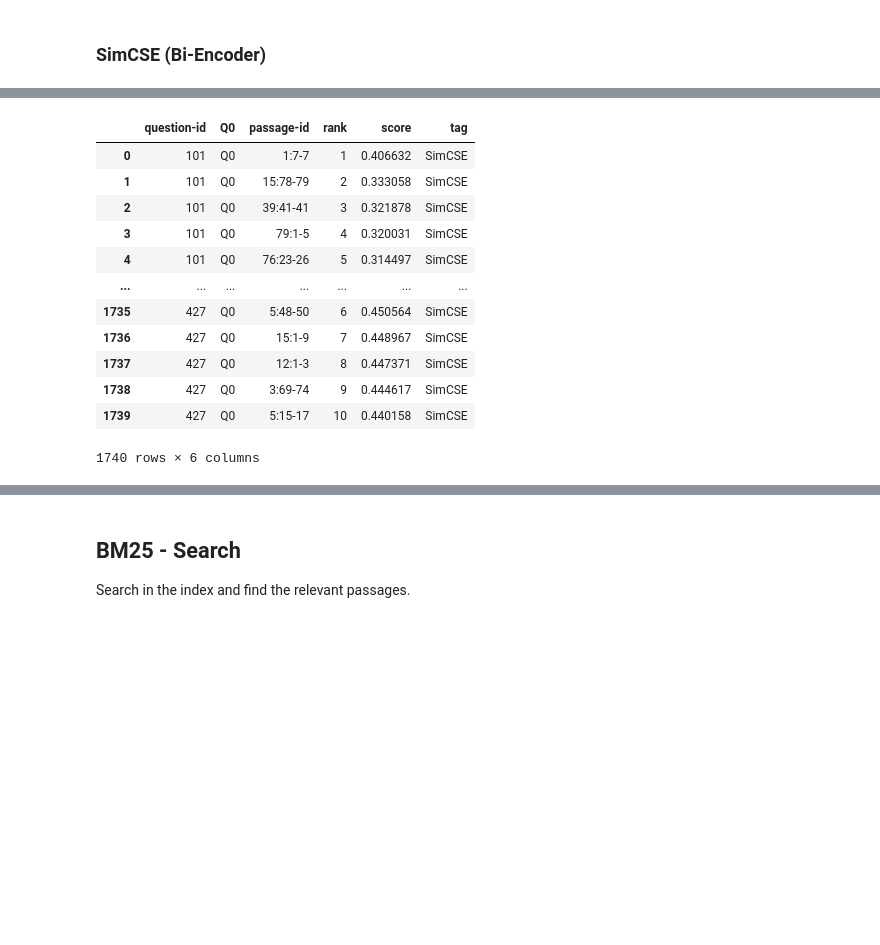
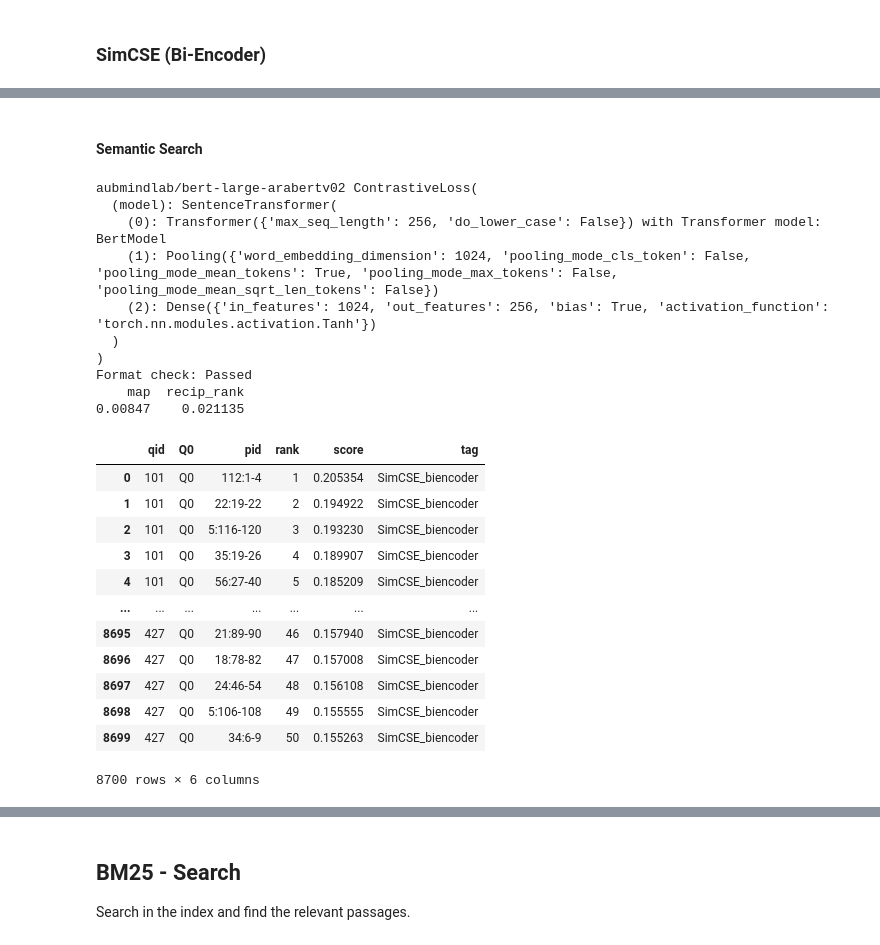
Before and after one commit to ghazaleh-mahmoodi/Quran-QA_2023_Shared-Task, a Jupyter notebook: Task A/code/BM25_baseline.ipynb, the cells around one changed output, grey strips where cells are left out. Drawn from its saved outputs; the diff is of its cells as text; code cells hidden in the pictures; blank space fills up the shorter version.

```diff
--- a/Task A/code/BM25_baseline.ipynb
+++ b/Task A/code/BM25_baseline.ipynb
@@ -358,11 +306,11 @@ cross_model_name = "cross-encoder/ms-marco-MiniLM-L-6-v2"
 # model_save_path = os.path.join(data_path, f'model/training_simcse-{bi_model_name}-'+datetime.now().strftime("%Y-%m-%d_%H-%M-%S"))
 # %%
 # Use Huggingface/transformers model (like BERT, RoBERTa, XLNet, XLM-R) for mapping tokens to embeddings
-word_embedding_model = models.Transformer(bi_model_name, max_seq_length=64)
-# Apply mean pooling to get one fixed sized sentence vector
+word_embedding_model = models.Transformer(bi_model_name, max_seq_length=256)
 print("word_embedding_model Max Sequence Length:", word_embedding_model.max_seq_length)
 print("word_embedding_model dimension", word_embedding_model.get_word_embedding_dimension())
 
+# Apply mean pooling to get one fixed sized sentence vector
 pooling_model = models.Pooling(word_embedding_model.get_word_embedding_dimension())
 print("pooling_model sentence embedding dimension", pooling_model.get_sentence_embedding_dimension())
 
@@ -388,15 +353,20 @@ train_dataloader = DataLoader(train_samples, shuffle=True, batch_size=train_batc
+# %%
+# Configure the training
+num_epochs = 10
+top_k = 50
+
+# train_biencoder_loss = losses.MultipleNegativesRankingLoss(bi_encoder)
+train_biencoder_loss = losses.ContrastiveLoss(bi_encoder)
+# train_biencoder_loss = losses.CosineSimilarityLoss(bi_encoder)
+# train_biencoder_loss = losses.OnlineContrastiveLoss(bi_encoder)
 # %%
-# Use MultipleNegativesRankingLoss for SimCSE
-train_loss = losses.MultipleNegativesRankingLoss(bi_encoder)
-
-warmup_steps = math.ceil(len(train_dataloader) * num_epochs * 0.1) #10% of train data for warm-up
+warmup_steps = math.ceil(len(train_biencoder_dataloader) * num_epochs * 0.1) #10% of train data for warm-up
 logging.info("Warmup-steps: {}".format(warmup_steps))
 
 # logging.info("Performance before training")
 # dev_evaluator(model)
 
-# Train the model
-bi_encoder.fit(train_objectives=[(train_dataloader, train_loss)],
+bi_encoder.fit(train_objectives=[(train_biencoder_dataloader, train_biencoder_loss)],
           # evaluator=dev_evaluator,
           epochs=num_epochs,
           evaluation_steps=100,
@@ -408,5 +378,14 @@ bi_encoder.fit(train_objectives=[(train_dataloader, train_loss)],
 # %%
-passage_embeddings = bi_encoder.encode(df_passage[PASSAGE].tolist(), convert_to_tensor=True, show_progress_bar=True)
+passage_embeddings = bi_encoder.encode(df_passage['passage'].tolist(), convert_to_tensor=True, show_progress_bar=True)
 
-query_train_embeddings = bi_encoder.encode(df_query_train[QUERY].tolist(), convert_to_tensor=True, show_progress_bar=True)
-query_dev_embeddings = bi_encoder.encode(df_query_dev[QUERY].tolist(), convert_to_tensor=True, show_progress_bar=True)
+query_train_embeddings = bi_encoder.encode(df_query_train['query'].tolist(), convert_to_tensor=True, show_progress_bar=True)
+query_dev_embeddings = bi_encoder.encode(df_query_dev['query'].tolist(), convert_to_tensor=True, show_progress_bar=True)
+
+df_passage['embedding'] = passage_embeddings.cpu().numpy().tolist()
+df_query_train['embedding'] = query_train_embeddings.cpu().numpy().tolist()
+df_query_dev['embedding'] = query_dev_embeddings.cpu().numpy().tolist()
+
+# for sentence, embedding in zip(df_passage, passage_embeddings):
+#     print("Sentence:", sentence)
+#     print("Embedding:", embedding)
+#     print("")
@@ -431,24 +401,42 @@ df_query_dev['embedding'] = query_dev_embeddings.cpu().numpy().tolist()
 # model = SentenceTransformer(model_save_path)
 # test_evaluator = EmbeddingSimilarityEvaluator.from_input_examples(test_samples, batch_size=train_batch_size, name='sts-test')
 # test_evaluator(model, output_path=model_save_path)
+# %% [markdown]
+#### Semantic Search
 # %%
-tag = "SimCSE"
+tag = "SimCSE_biencoder"
 
 hits = util.semantic_search(query_train_embeddings, passage_embeddings, top_k=top_k)
 df_run = save_query_passage_retrieval(hits, tag, run_save=True)
+
+print(bi_model_name, train_biencoder_loss)
+! python QQA23_TaskA_eval.py \
+    -r "../data/runs/SimCSE_biencoder.tsv" \
+    -q "../data/qrels/QQA23_TaskA_qrels_train.gold"
+
 df_run
 # %% [output]
+aubmindlab/bert-large-arabertv02 ContrastiveLoss(
+  (model): SentenceTransformer(
+    (0): Transformer({'max_seq_length': 256, 'do_lower_case': False}) with Transformer model: BertModel
+    (1): Pooling({'word_embedding_dimension': 1024, 'pooling_mode_cls_token': False, 'pooling_mode_mean_tokens': True, 'pooling_mode_max_tokens': False, 'pooling_mode_mean_sqrt_len_tokens': False})
+    (2): Dense({'in_features': 1024, 'out_features': 256, 'bias': True, 'activation_function': 'torch.nn.modules.activation.Tanh'})
+  )
+)
+Format check: Passed
+    map  recip_rank
+0.00847    0.021135
-|  | question-id | Q0 | passage-id | rank | score | tag |
-| 0 | 101 | Q0 | 1:7-7 | 1 | 0.406632 | SimCSE |
-| 1 | 101 | Q0 | 15:78-79 | 2 | 0.333058 | SimCSE |
-| 2 | 101 | Q0 | 39:41-41 | 3 | 0.321878 | SimCSE |
-| 3 | 101 | Q0 | 79:1-5 | 4 | 0.320031 | SimCSE |
-| 4 | 101 | Q0 | 76:23-26 | 5 | 0.314497 | SimCSE |
+|  | qid | Q0 | pid | rank | score | tag |
+| 0 | 101 | Q0 | 112:1-4 | 1 | 0.205354 | SimCSE_biencoder |
+| 1 | 101 | Q0 | 22:19-22 | 2 | 0.194922 | SimCSE_biencoder |
+| 2 | 101 | Q0 | 5:116-120 | 3 | 0.193230 | SimCSE_biencoder |
+| 3 | 101 | Q0 | 35:19-26 | 4 | 0.189907 | SimCSE_biencoder |
+| 4 | 101 | Q0 | 56:27-40 | 5 | 0.185209 | SimCSE_biencoder |
 | ... | ... | ... | ... | ... | ... | ... |
-| 1735 | 427 | Q0 | 5:48-50 | 6 | 0.450564 | SimCSE |
-| 1736 | 427 | Q0 | 15:1-9 | 7 | 0.448967 | SimCSE |
-| 1737 | 427 | Q0 | 12:1-3 | 8 | 0.447371 | SimCSE |
-| 1738 | 427 | Q0 | 3:69-74 | 9 | 0.444617 | SimCSE |
-| 1739 | 427 | Q0 | 5:15-17 | 10 | 0.440158 | SimCSE |
+| 8695 | 427 | Q0 | 21:89-90 | 46 | 0.157940 | SimCSE_biencoder |
+| 8696 | 427 | Q0 | 18:78-82 | 47 | 0.157008 | SimCSE_biencoder |
+| 8697 | 427 | Q0 | 24:46-54 | 48 | 0.156108 | SimCSE_biencoder |
+| 8698 | 427 | Q0 | 5:106-108 | 49 | 0.155555 | SimCSE_biencoder |
+| 8699 | 427 | Q0 | 34:6-9 | 50 | 0.155263 | SimCSE_biencoder |
-1740 rows × 6 columns
+8700 rows × 6 columns
 # %% [markdown]
```
Also changed, not shown: parts of 38 cells of this notebook, 7 other files.
